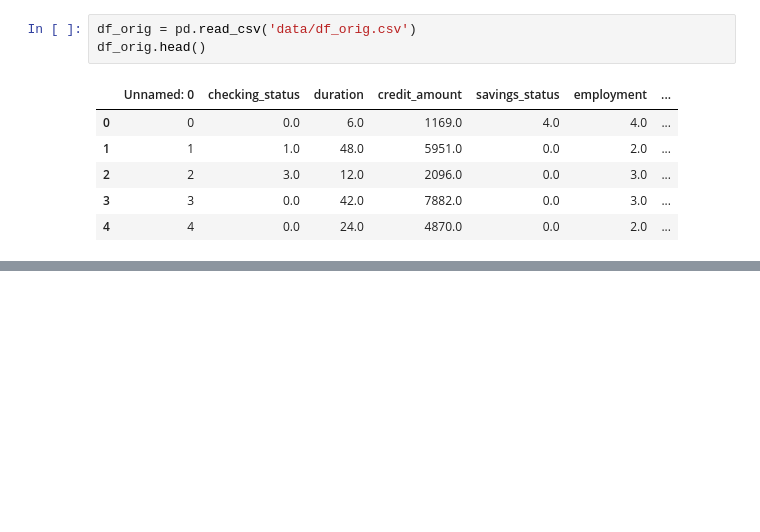
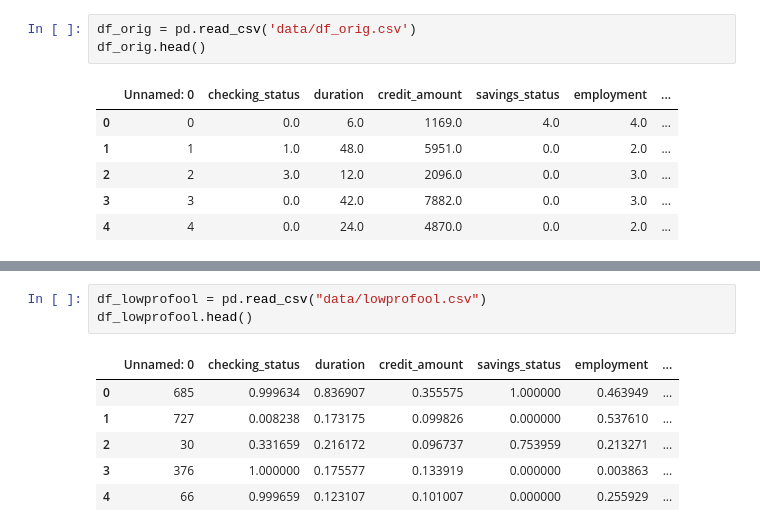
Before and after one commit to ShotaArima/lowprofool_x86, a Jupyter notebook: src/research.ipynb, the cells around one changed output, grey strips where cells are left out. Saved outputs shown, nothing was run; the diff lists cells and outputs as text; blank space fills up the shorter version.

```diff
--- a/src/research.ipynb
+++ b/src/research.ipynb
@@ -18,0 +42,10 @@ df_orig.head()
+# %%
+df_lowprofool = pd.read_csv("data/lowprofool.csv")
+df_lowprofool.head()
+# %% [output]
+|  | Unnamed: 0 | checking_status | duration | credit_amount | savings_status | employment | ... |
+| 0 | 685 | 0.999634 | 0.836907 | 0.355575 | 1.000000 | 0.463949 | ... |
+| 1 | 727 | 0.008238 | 0.173175 | 0.099826 | 0.000000 | 0.537610 | ... |
+| 2 | 30 | 0.331659 | 0.216172 | 0.096737 | 0.753959 | 0.213271 | ... |
+| 3 | 376 | 1.000000 | 0.175577 | 0.133919 | 0.000000 | 0.003863 | ... |
+| 4 | 66 | 0.999659 | 0.123107 | 0.101007 | 0.000000 | 0.255929 | ... |
```
Also changed, not shown: parts of 9 cells of this notebook, 1 other file.
